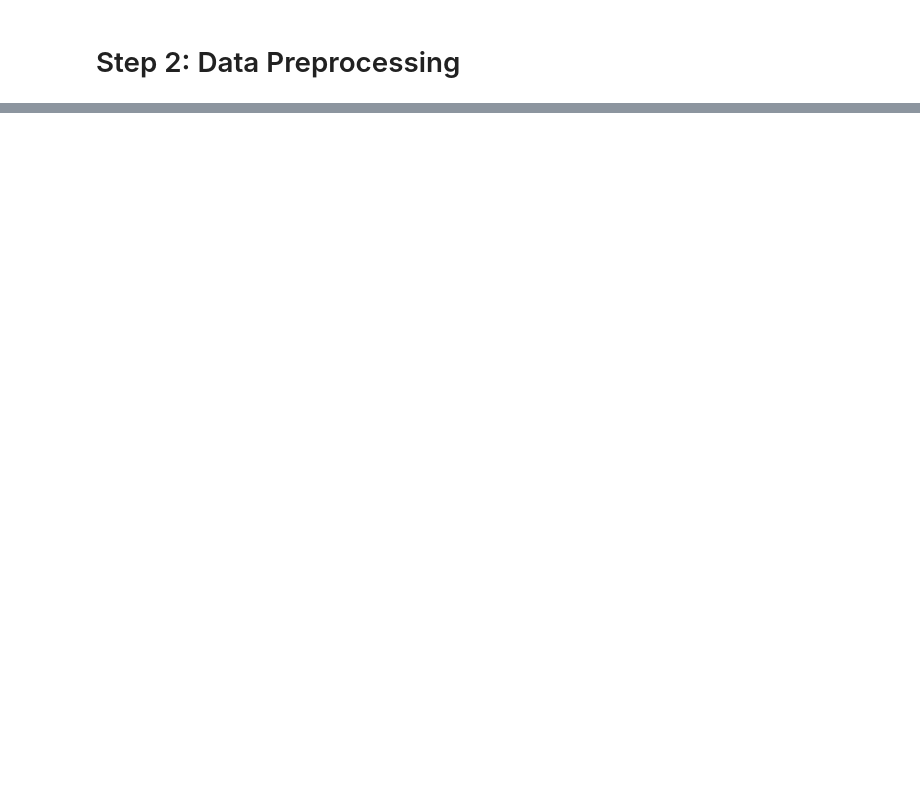
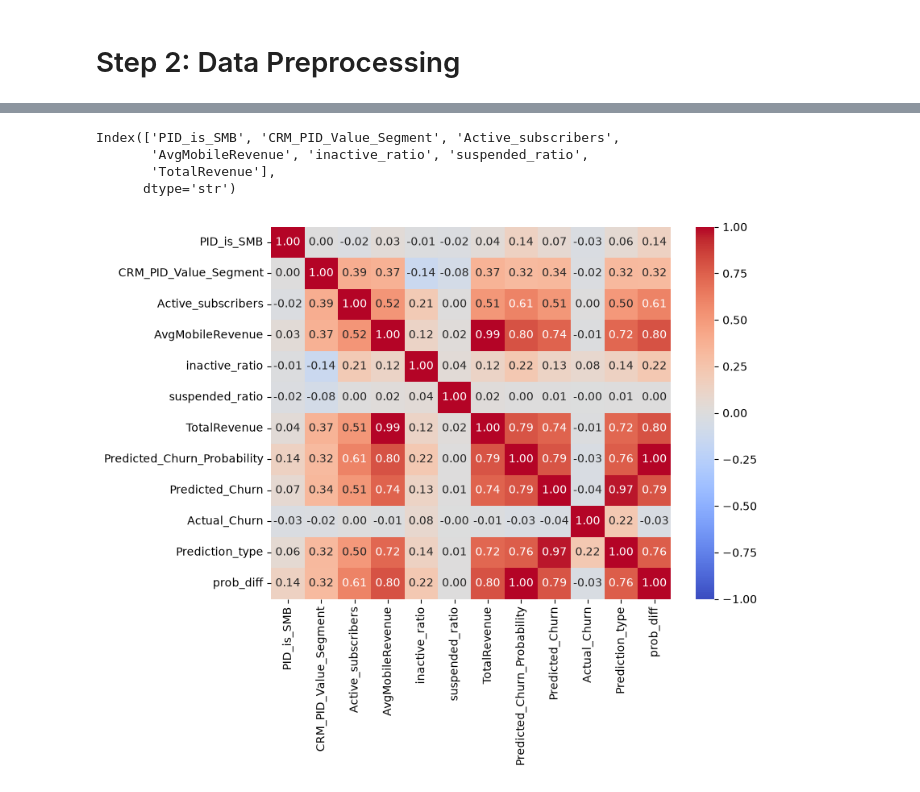
Before and after one commit to eode0004/FIT2082ResProj, a Jupyter notebook: ResProjModel.ipynb, the cells around one changed output, grey strips where cells are left out. Saved outputs shown, nothing was run; the diff lists cells and outputs as text; code cells hidden in the pictures; blank space fills up the shorter version.

```diff
--- a/ResProjModel.ipynb
+++ b/ResProjModel.ipynb
@@ -365,0 +414,29 @@ auc_df
+# %%
+test_df = pd.read_csv("Predicted_Churn_Results.csv")
+test_df["prob_diff"] = abs(test_df["Actual_Churn"] - test_df["Predicted_Churn_Probability"])
+from pandas.api.types import is_numeric_dtype
+
+print(X_train.columns)
+cols = X_train.columns.to_list()
+
+# fig, axes = plt.subplots(nrows=4, ncols=2, figsize=(10, 20))
+
+# for col, ax in zip(cols, axes.ravel()):
+#     ax.scatter(test_df[col], test_df["prob_diff"], color="royalblue")
+#     ax.set_title(col)
+#     ax.set_xlabel(col)
+#     ax.set_ylabel("Probability")
+
+# sns.pairplot(test_df, hue="CRM_PID_Value_Segment")
+
+corr = test_df.apply(lambda x : pd.factorize(x)[0]).corr(method='pearson', min_periods=1)
+# Make heatmap
+plt.figure(figsize=(8, 6))
+sns.heatmap(corr, annot=True, cmap="coolwarm", vmin=-1, vmax=1, fmt=".2f")
+plt.show()
+# %% [output]
+Index(['PID_is_SMB', 'CRM_PID_Value_Segment', 'Active_subscribers',
+       'AvgMobileRevenue', 'inactive_ratio', 'suspended_ratio',
+       'TotalRevenue'],
+      dtype='str')
+[figure, added]
```
Also changed, not shown: parts of 11 cells of this notebook, 2 other files.
